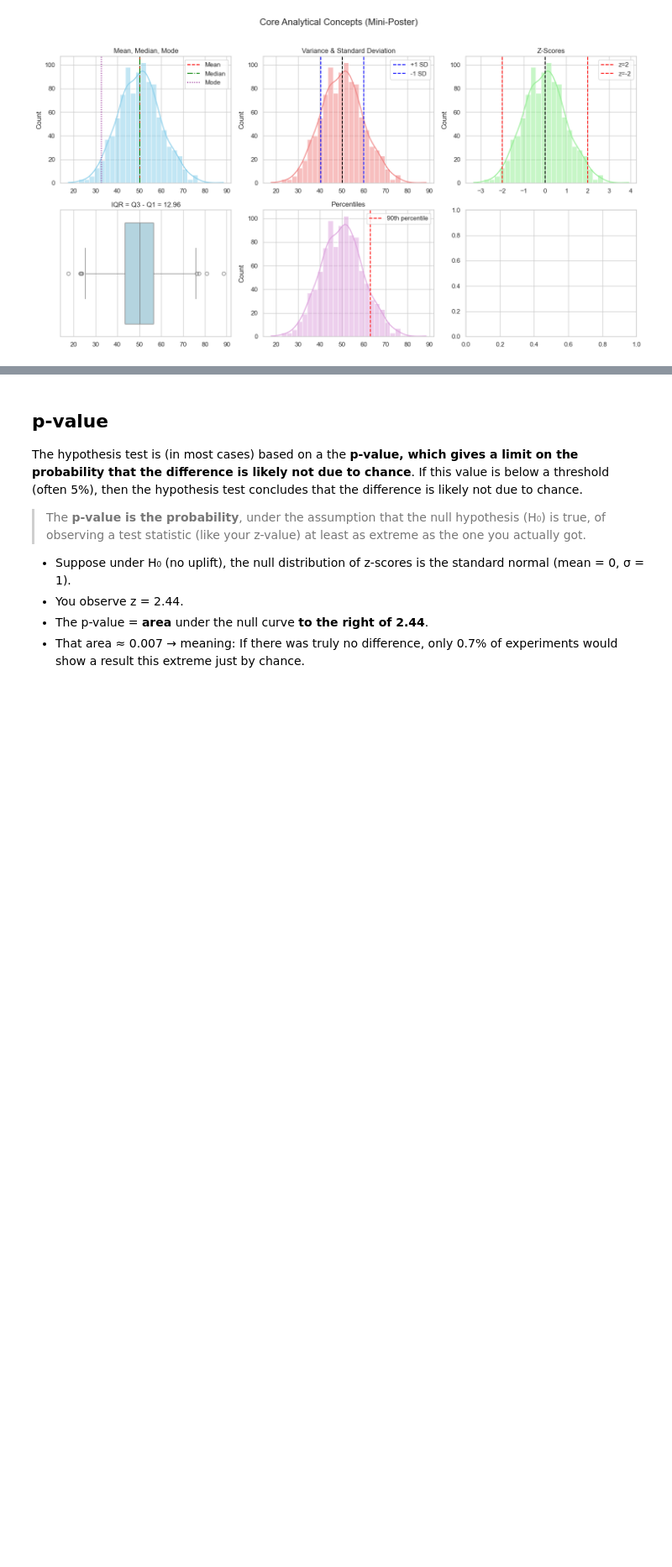
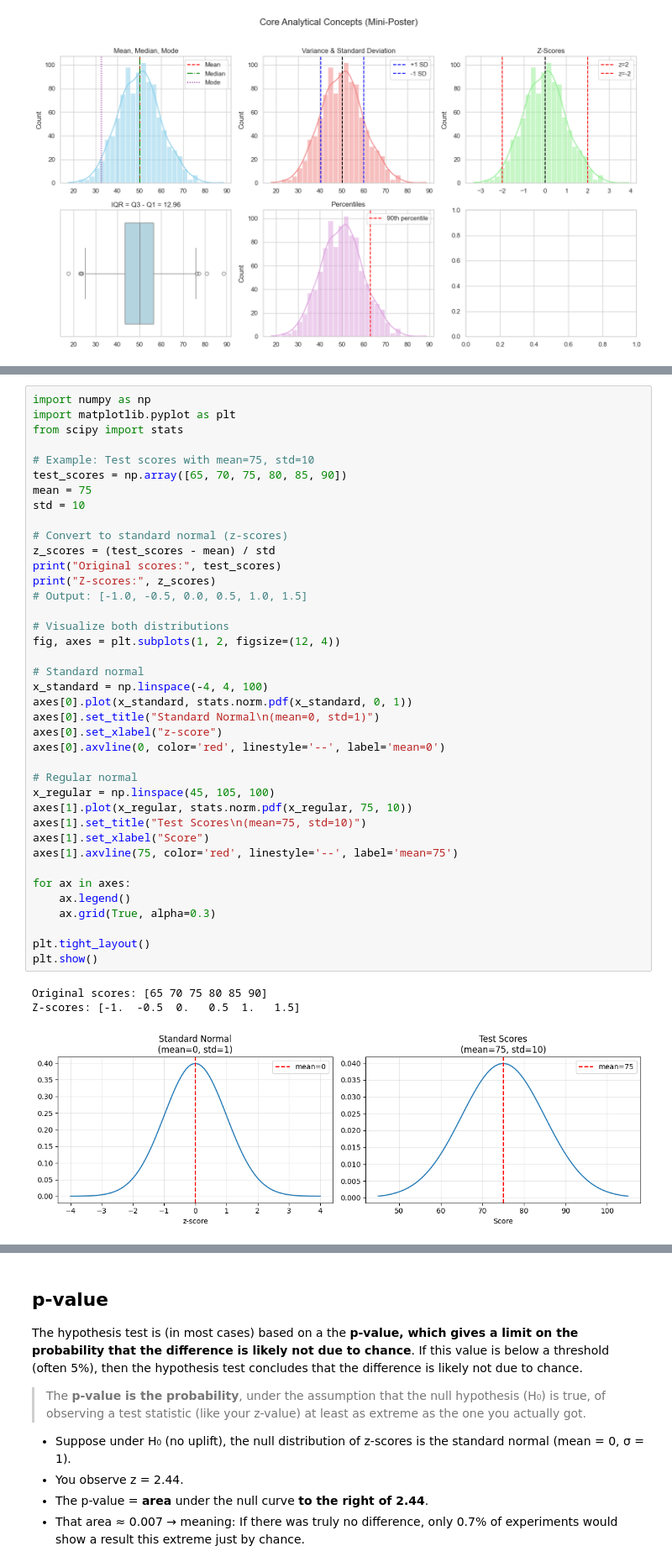
Before and after one commit to xit7/DATA-TEMPLATE, a Jupyter notebook: data_analytics_examples/005-terminology_zscore_p-value.ipynb, the cells around one changed output, grey strips where cells are left out. Shown at 84% size. Drawn from its saved outputs; the diff is of its cells as text; blank space fills up the shorter version.

```diff
--- a/data_analytics_examples/005-terminology_zscore_p-value.ipynb
+++ b/data_analytics_examples/005-terminology_zscore_p-value.ipynb
@@ -218,0 +250,43 @@ plt.show()
+# %%
+import numpy as np
+import matplotlib.pyplot as plt
+from scipy import stats
+
+# Example: Test scores with mean=75, std=10
+test_scores = np.array([65, 70, 75, 80, 85, 90])
+mean = 75
+std = 10
+
+# Convert to standard normal (z-scores)
+z_scores = (test_scores - mean) / std
+print("Original scores:", test_scores)
+print("Z-scores:", z_scores)
+# Output: [-1.0, -0.5, 0.0, 0.5, 1.0, 1.5]
+
+# Visualize both distributions
+fig, axes = plt.subplots(1, 2, figsize=(12, 4))
+
+# Standard normal
+x_standard = np.linspace(-4, 4, 100)
+axes[0].plot(x_standard, stats.norm.pdf(x_standard, 0, 1))
+axes[0].set_title("Standard Normal\n(mean=0, std=1)")
+axes[0].set_xlabel("z-score")
+axes[0].axvline(0, color='red', linestyle='--', label='mean=0')
+
+# Regular normal
+x_regular = np.linspace(45, 105, 100)
+axes[1].plot(x_regular, stats.norm.pdf(x_regular, 75, 10))
+axes[1].set_title("Test Scores\n(mean=75, std=10)")
+axes[1].set_xlabel("Score")
+axes[1].axvline(75, color='red', linestyle='--', label='mean=75')
+
+for ax in axes:
+    ax.legend()
+    ax.grid(True, alpha=0.3)
+
+plt.tight_layout()
+plt.show()
+# %% [output]
+Original scores: [65 70 75 80 85 90]
+Z-scores: [-1.  -0.5  0.   0.5  1.   1.5]
+[figure, added]
```
Also changed, not shown: parts of 8 cells of this notebook.
